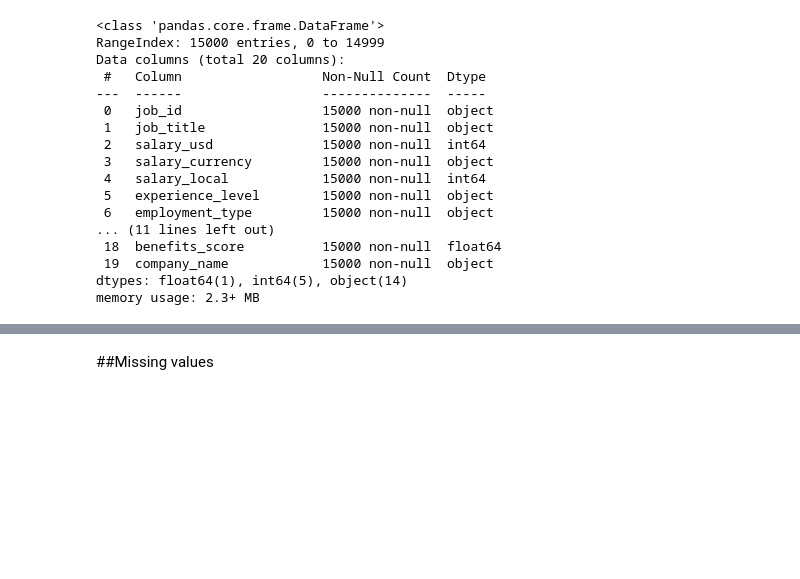
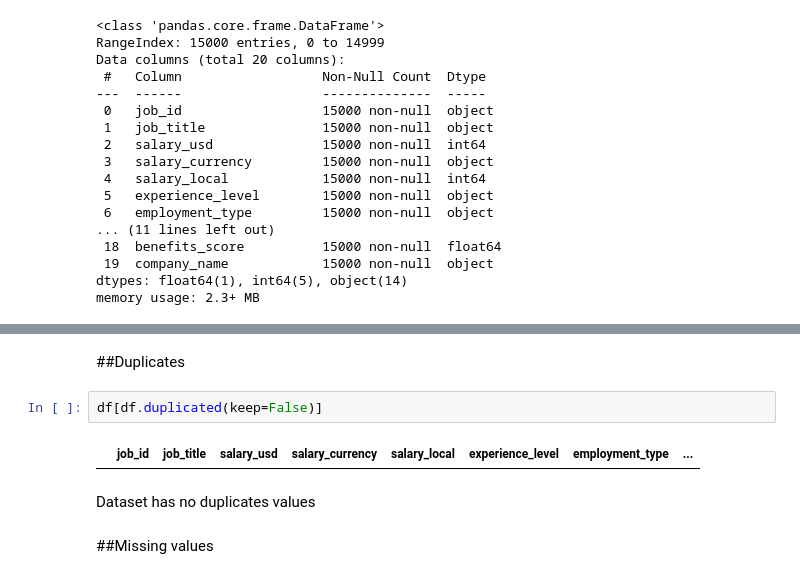
Before and after one commit to Scaphix/the-ai-salary-index, a Jupyter notebook: jupyter_notebooks/01-DataCollection.ipynb, the cells around one changed output, grey strips where cells are left out. Saved outputs shown, nothing was run; the diff lists cells and outputs as text; blank space fills up the shorter version.

```diff
--- a/jupyter_notebooks/01-DataCollection.ipynb
+++ b/jupyter_notebooks/01-DataCollection.ipynb
@@ -158,3 +165,11 @@ memory usage: 2.3+ MB
+# %% [markdown]
+##Duplicates
+# %%
+df[df.duplicated(keep=False)]
+# %% [output]
+|  | job_id | job_title | salary_usd | salary_currency | salary_local | experience_level | employment_type | ... |
+# %% [markdown]
+Dataset has no duplicates values
 # %% [markdown]
 ##Missing values
 # %%
```
Also changed, not shown: parts of 13 cells of this notebook.
